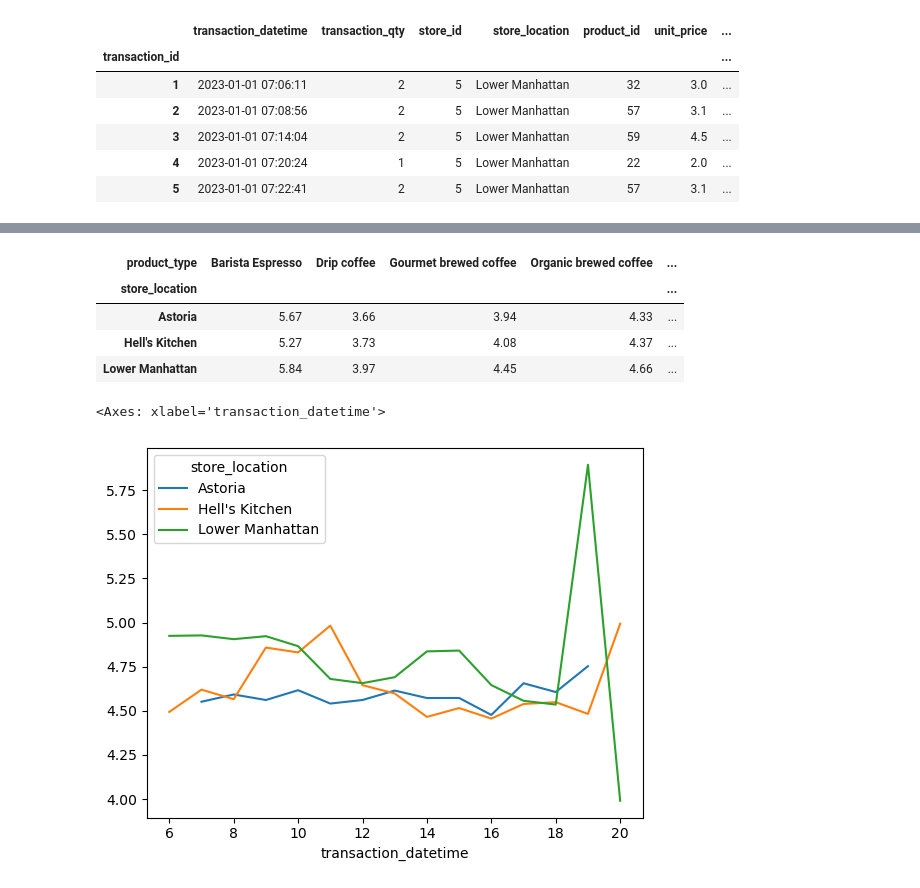
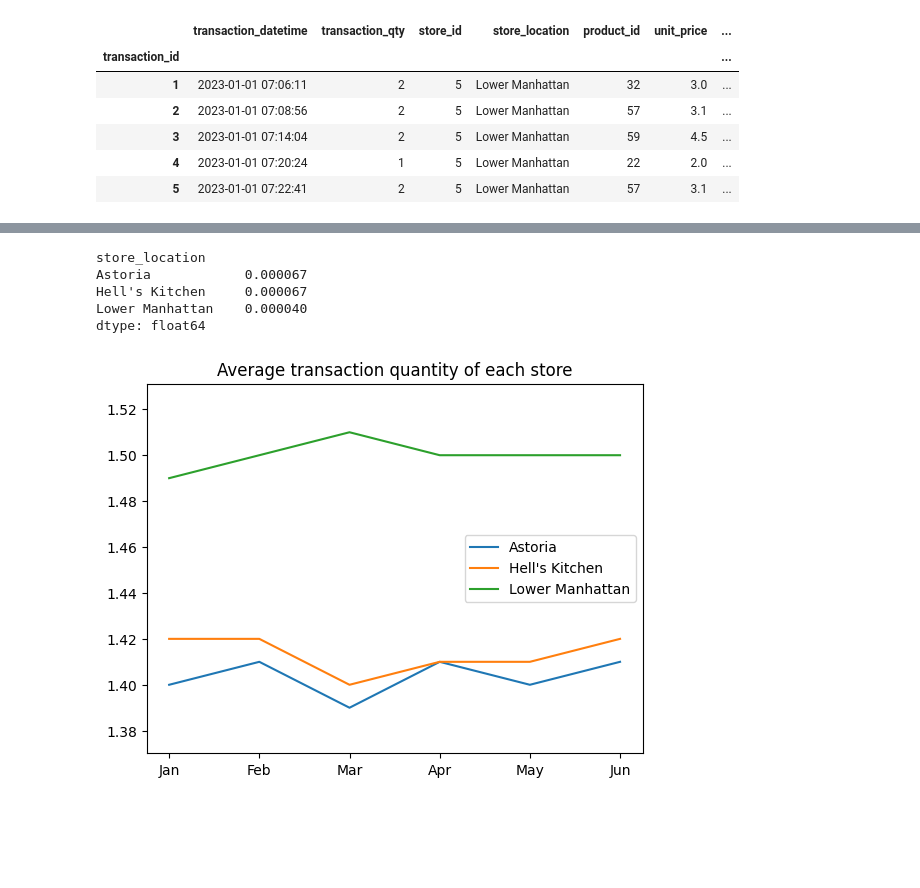
Before and after one commit to Michael-Kornilich/coffee_shop_analysis, a Jupyter notebook: script.ipynb, the cells around one changed output, grey strips where cells are left out. Drawn from its saved outputs; the diff is of its cells as text; code cells hidden in the pictures; blank space fills up the shorter version.

```diff
--- a/script.ipynb
+++ b/script.ipynb
@@ -52,25 +36,26 @@ memory usage: 7.4 MB
-# %%
-def get_revenue(df: pd.DataFrame, tp="sum") -> float:
-    return (df["transaction_qty"] * df["unit_price"]).__getattribute__(tp)()
-
-(records[records["product_category"]=="Coffee"]
- .groupby(["store_location","product_type"],observed=True)
- .apply(get_revenue, tp="mean",include_groups=False)
- .unstack()
- .round(2)
-)
-# %% [output]
-| product_type | Barista Espresso | Drip coffee | Gourmet brewed coffee | Organic brewed coffee | ... |
-| store_location |  |  |  |  | ... |
-| Astoria | 5.67 | 3.66 | 3.94 | 4.33 | ... |
-| Hell's Kitchen | 5.27 | 3.73 | 4.08 | 4.37 | ... |
-| Lower Manhattan | 5.84 | 3.97 | 4.45 | 4.66 | ... |
-# %%
-(records
- .groupby(["store_location",records["transaction_datetime"].dt.hour])
- .apply(get_revenue, tp="mean",include_groups=False)
- .unstack()
-).T.plot()
-# %% [output]
-<Axes: xlabel='transaction_datetime'>
-[figure, removed]
+# %%
+# How does the average monthly transaction quantity vary across different store locations,
+# and which location exhibits the highest variance in sales volume?
+agg_data = (records
+            .groupby(["store_location",records["transaction_datetime"].dt.month], observed=True)["transaction_qty"]
+            .mean()
+            .unstack()
+            .round(2)
+            .T
+           )
+agg_data.index = pd.Index(["Jan", "Feb", "Mar", "Apr", "May", "Jun"],name="month")
+
+ax = plt.subplot()
+ax.plot(agg_data, label=agg_data.columns)
+ax.legend()
+ax.set_ylim(ax.get_ylim()[0]*0.99,ax.get_ylim()[1]*1.01)
+ax.set_title("Average transaction quantity of each store");
+agg_data.agg("var")
+# The transaction quantities show very little change over the months and all stay in a very small band (small variance)
+# %% [output]
+store_location
+Astoria            0.000067
+Hell's Kitchen     0.000067
+Lower Manhattan    0.000040
+dtype: float64
+[figure, added]
```
Also changed, not shown: parts of 5 cells of this notebook.
